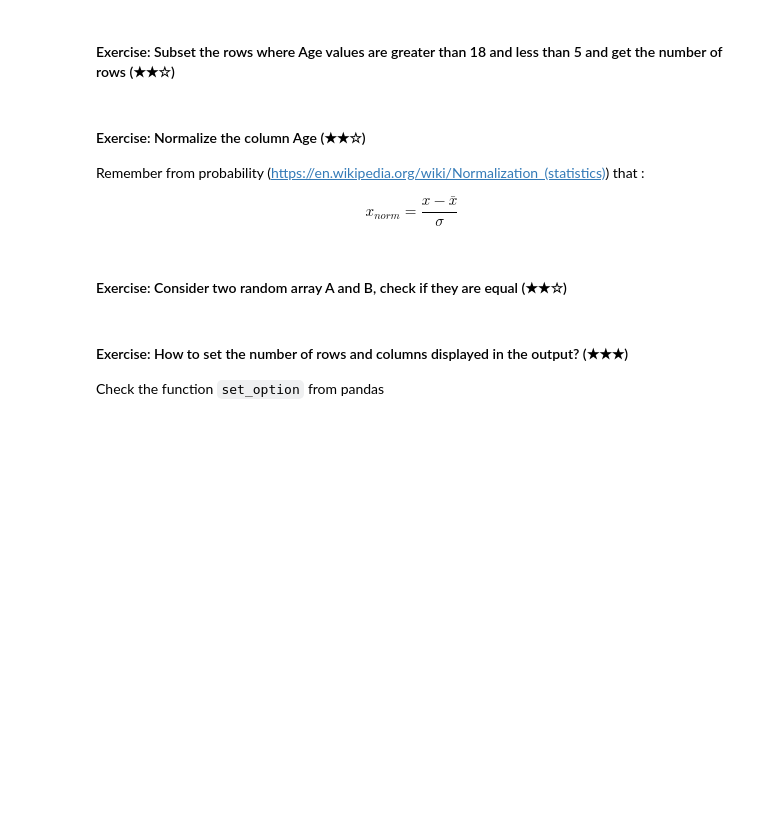
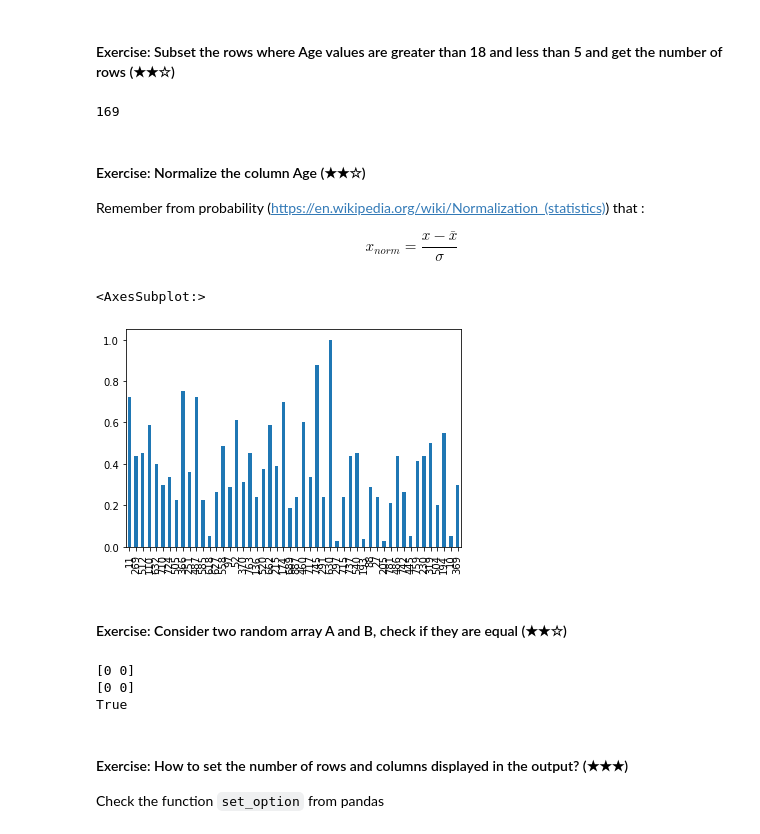
Before and after one commit to spannozzo/machine-learning-prework, a Jupyter notebook: 03-pandas/03.1-Intro-To-Pandas.ipynb, the cells around one changed output. Saved outputs shown, nothing was run; the diff lists cells and outputs as text; code cells hidden in the pictures; blank space fills up the shorter version.

```diff
--- a/03-pandas/03.1-Intro-To-Pandas.ipynb
+++ b/03-pandas/03.1-Intro-To-Pandas.ipynb
@@ -614,7 +614,7 @@ import numpy as np
 import pandas as pd
 
 df_sal= pd.read_csv('salvatore.txt',sep=';',index_col=[0])
-l= df_sal.size
+l= df_sal.shape[0]
 #print(l)
 
 v = np.random.randn(l)* 10 // 1
@@ -622,5 +622,5 @@ v = v.astype(int)
 #print(v)
 df_sal['new_col']=v
 
-print(df_sal.head(1))
+print(df_sal.head(5))
 # %% [output]
@@ -650,2 +743,6 @@ Check the functions `df.sort_values` and `df.sort_index`
 # %% [markdown]
 #### Exercise: Drop the rows of your dataframe that contain na values (★★☆)
+# %%
+df_sal = df_sal.dropna()
+
+print(df_sal.head(5))
@@ -654,12 +795,40 @@ Check the functions `df.sort_values` and `df.sort_index`
 # %% [markdown]
 #### Exercise: Subset the rows where Age values are greater than 18 and less than 5 and get the number of rows  (★★☆)
+# %%
+x = df_sal['Age']
+
+print(len(df_sal[(x>18) | (x<5)]))
+# %% [output]
+169
 # %% [markdown]
 #### Exercise: Normalize the column Age (★★☆)
 Remember from probability (https://en.wikipedia.org/wiki/Normalization_(statistics)) that :
 
 $$ x_{norm} = \frac{x - \bar{x}}{\sigma}$$
+# %%
+#df_sal.sample(50).Age.plot(kind='bar')
+
+df_max_scaled= df_sal.copy()
+df_max_scaled['Age'] = df_max_scaled['Age'] / df_max_scaled['Age'].abs().max()
+#display(df_max_scaled.head(5))
+df_max_scaled.sample(50).Age.plot(kind='bar')
+# %% [output]
+<AxesSubplot:>
+[figure, added]
 # %% [markdown]
 #### Exercise: Consider two random array A and B, check if they are equal (★★☆)
+# %%
+a = np.random.randint(0,2,2)
+b = np.random.randint(0,2,2)
+
+print(a)
+print(b)
+
+print(np.allclose(a,b))
+# %% [output]
+[0 0]
+[0 0]
+True
 # %% [markdown]
 #### Exercise: How to set the number of rows and columns displayed in the output? (★★★)
 Check the function `set_option` from pandas
```
Also changed, not shown: parts of 10 cells of this notebook.
